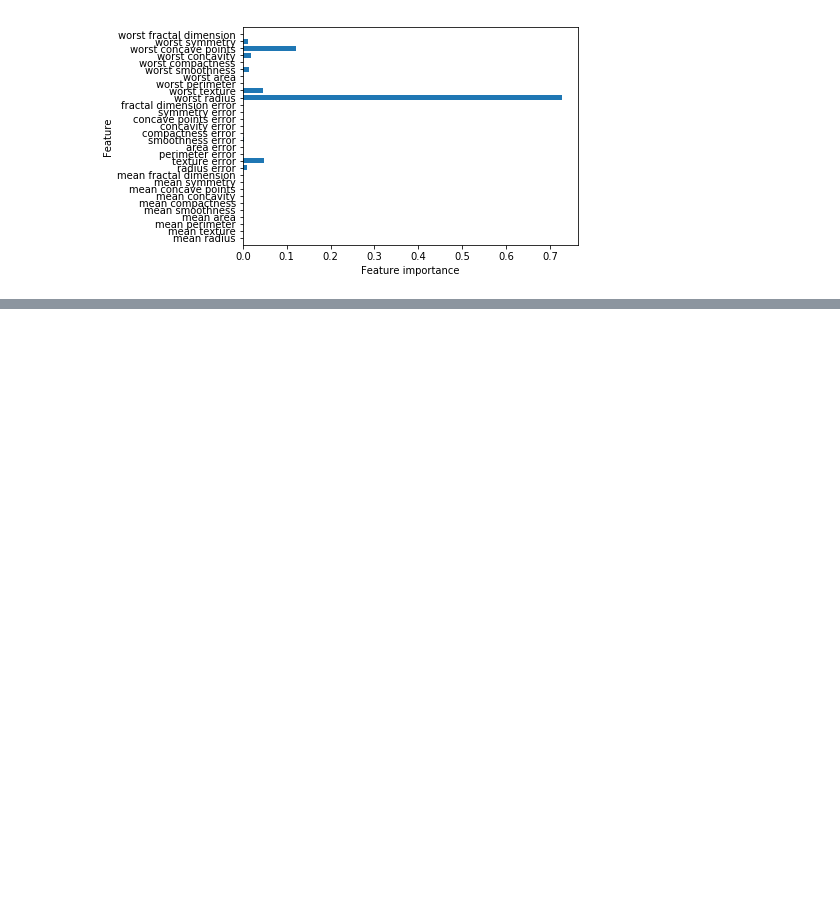
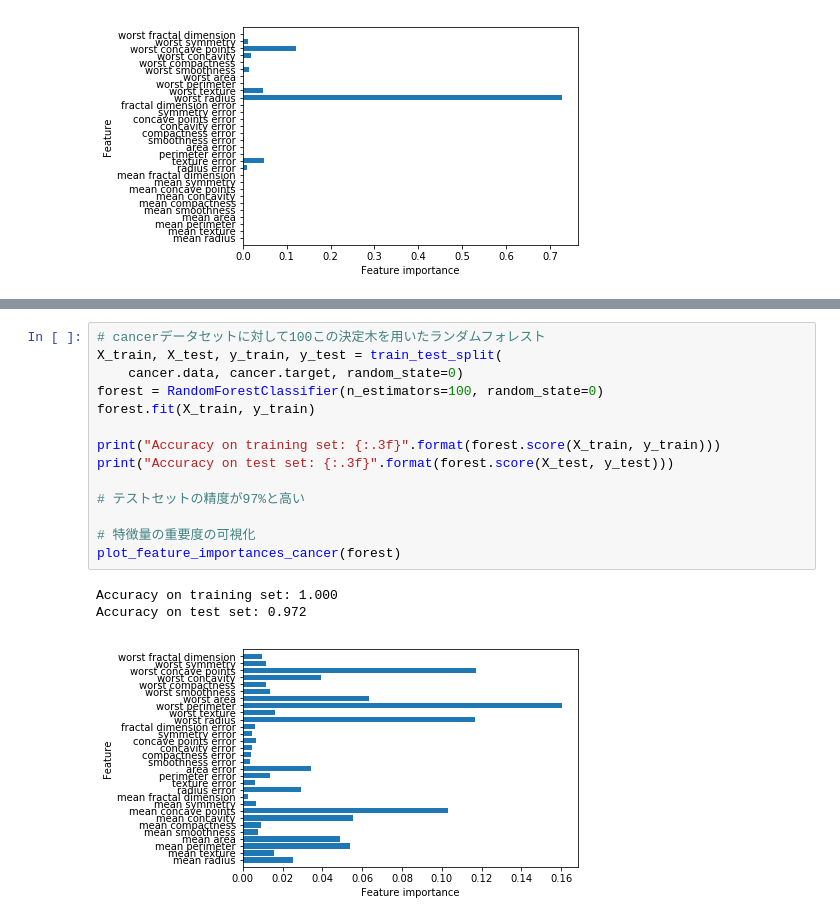
Before and after one commit to wkodate/ml, a Jupyter notebook: introduction_to_ml_with_python/2-supervised-learning.ipynb, the cells around one changed output, grey strips where cells are left out. Drawn from its saved outputs; the diff is of its cells as text; blank space fills up the shorter version.

```diff
--- a/introduction_to_ml_with_python/2-supervised-learning.ipynb
+++ b/introduction_to_ml_with_python/2-supervised-learning.ipynb
@@ -546,0 +579,18 @@ Feature importances:
+# %%
+# cancerデータセットに対して100この決定木を用いたランダムフォレスト
+X_train, X_test, y_train, y_test = train_test_split(
+    cancer.data, cancer.target, random_state=0)
+forest = RandomForestClassifier(n_estimators=100, random_state=0)
+forest.fit(X_train, y_train)
+
+print("Accuracy on training set: {:.3f}".format(forest.score(X_train, y_train)))
+print("Accuracy on test set: {:.3f}".format(forest.score(X_test, y_test)))
+
+# テストセットの精度が97%と高い
+
+# 特徴量の重要度の可視化
+plot_feature_importances_cancer(forest)
+# %% [output]
+Accuracy on training set: 1.000
+Accuracy on test set: 0.972
+[figure, added]
```
Also changed, not shown: parts of 3 cells of this notebook.
